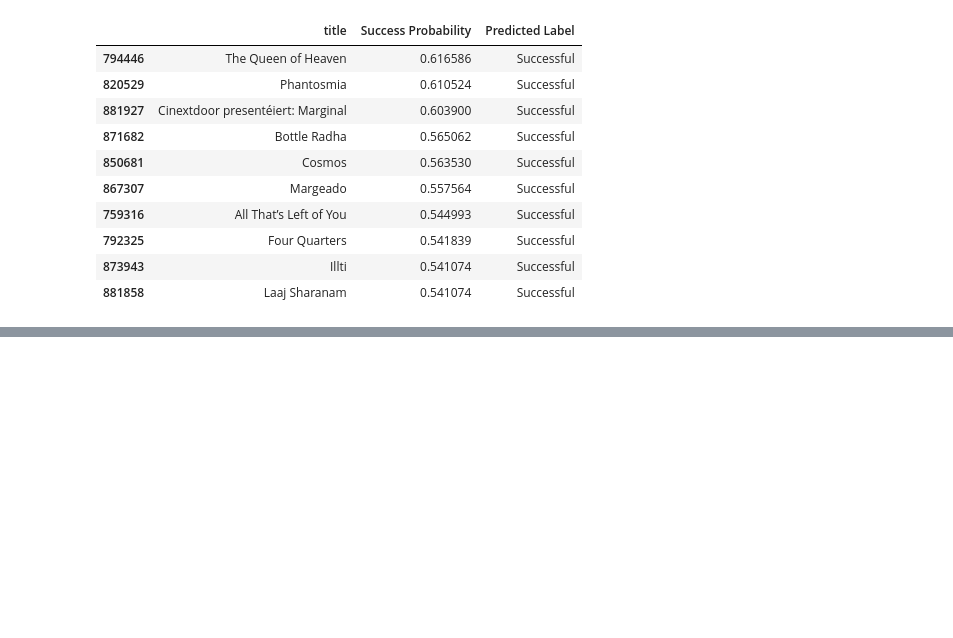
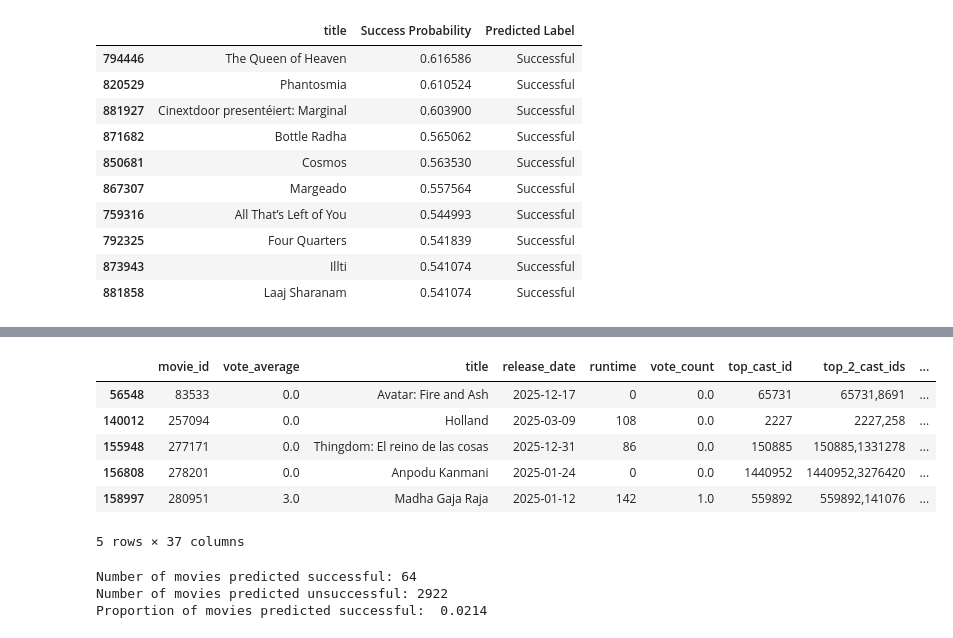
Before and after one commit to jonnycomes/movie-data, a Jupyter notebook: notebooks/successful_movie_prediction/Successful_Movie_Prediction.ipynb, the cells around one changed output, grey strips where cells are left out. Cells and saved outputs as stored; diff of their text form; code cells hidden in the pictures; blank space fills up the shorter version.

```diff
--- a/notebooks/successful_movie_prediction/Successful_Movie_Prediction.ipynb
+++ b/notebooks/successful_movie_prediction/Successful_Movie_Prediction.ipynb
@@ -438,0 +464,25 @@ plot_feature_importance(rf_with_scores, X_train_with_scores.columns)
+# %%
+df_with_scores_all = load_sql.fetch_predict_success_data(lambda_director, lambda_writers, lambda_cast_time, lambda_cast_order, min_votes=0)
+new_movies_with_scores = df_with_scores_all[df_with_scores_all['release_date'].str.startswith(current_year)]
+new_movies_with_scores.head()
+# %% [output]
+|  | movie_id | vote_average | title | release_date | runtime | vote_count | top_cast_id | top_2_cast_ids | ... |
+| 56548 | 83533 | 0.0 | Avatar: Fire and Ash | 2025-12-17 | 0 | 0.0 | 65731 | 65731,8691 | ... |
+| 140012 | 257094 | 0.0 | Holland | 2025-03-09 | 108 | 0.0 | 2227 | 2227,258 | ... |
+| 155948 | 277171 | 0.0 | Thingdom: El reino de las cosas | 2025-12-31 | 86 | 0.0 | 150885 | 150885,1331278 | ... |
+| 156808 | 278201 | 0.0 | Anpodu Kanmani | 2025-01-24 | 0 | 0.0 | 1440952 | 1440952,3276420 | ... |
+| 158997 | 280951 | 3.0 | Madha Gaja Raja | 2025-01-12 | 142 | 1.0 | 559892 | 559892,141076 | ... |
+5 rows × 37 columns
+# %%
+new_movies_with_scores = pre_split_processing(new_movies_with_scores)
+_, new_movies_with_scores_encoded = add_frequency_encoding(train_df_with_scores, new_movies_with_scores, categorical_cols)
+X_new_movies_with_scores, _ = prepare_features(new_movies_with_scores_encoded)
+
+predictions_with_scores = rf_with_scores.predict(X_new_movies_with_scores)
+print(f"Number of movies predicted successful: {(predictions_with_scores == 1).sum()}")
+print(f"Number of movies predicted unsuccessful: {(predictions_with_scores == 0).sum()}")
+print(f"Proportion of movies predicted successful: {(predictions_with_scores == 1).sum()/len(X_new_movies_with_scores): .4f}")
+# %% [output]
+Number of movies predicted successful: 64
+Number of movies predicted unsuccessful: 2922
+Proportion of movies predicted successful:  0.0214
```
Also changed, not shown: parts of 14 cells of this notebook, 2 other files.
